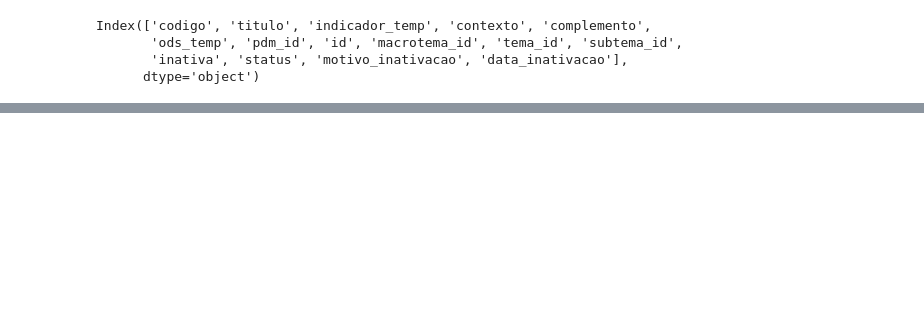
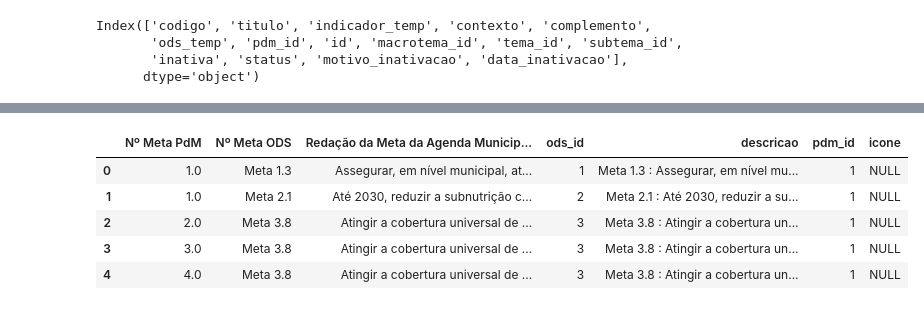
Before and after one commit to sepep-pmsp/dados_smae_fgv, a Jupyter notebook: notebooks/estrutura_pdm_metas.ipynb, the cells around one changed output, grey strips where cells are left out. Saved outputs shown, nothing was run; the diff lists cells and outputs as text; code cells hidden in the pictures; blank space fills up the shorter version.

```diff
--- a/notebooks/estrutura_pdm_metas.ipynb
+++ b/notebooks/estrutura_pdm_metas.ipynb
@@ -236,0 +410,17 @@ save_df(meta_orgao, 'Meta_Orgao.csv')
+# %%
+tags['descricao'] = tags['Nº Meta ODS'] + ' : ' + tags['Redação da Meta da Agenda Municipal 2030']
+# %%
+tags.rename({'ODS' : 'ods_id'}, axis=1, inplace=True)
+# %%
+tags['pdm_id'] = 1
+# %%
+tags['icone']='NULL'
+# %%
+tags.head()
+# %% [output]
+|  | Nº Meta PdM | Nº Meta ODS | Redação da Meta da Agenda Municip... | ods_id | descricao | pdm_id | icone |
+| 0 | 1.0 | Meta 1.3 | Assegurar, em nível municipal, at... | 1 | Meta 1.3 : Assegurar, em nível mu... | 1 | NULL |
+| 1 | 1.0 | Meta 2.1 | Até 2030, reduzir a subnutrição c... | 2 | Meta 2.1 : Até 2030, reduzir a su... | 1 | NULL |
+| 2 | 2.0 | Meta 3.8 | Atingir a cobertura universal de ... | 3 | Meta 3.8 : Atingir a cobertura un... | 1 | NULL |
+| 3 | 3.0 | Meta 3.8 | Atingir a cobertura universal de ... | 3 | Meta 3.8 : Atingir a cobertura un... | 1 | NULL |
+| 4 | 4.0 | Meta 3.8 | Atingir a cobertura universal de ... | 3 | Meta 3.8 : Atingir a cobertura un... | 1 | NULL |
```
Also changed, not shown: parts of 51 cells of this notebook.
